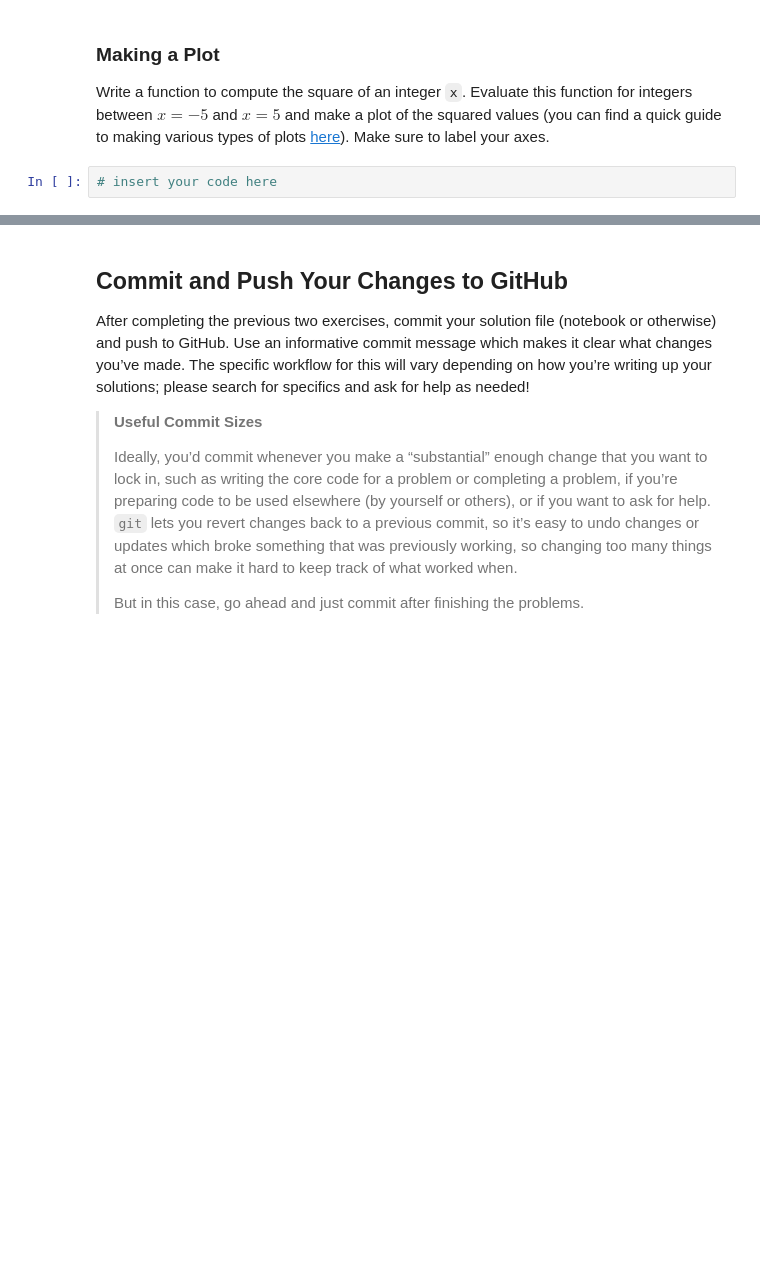
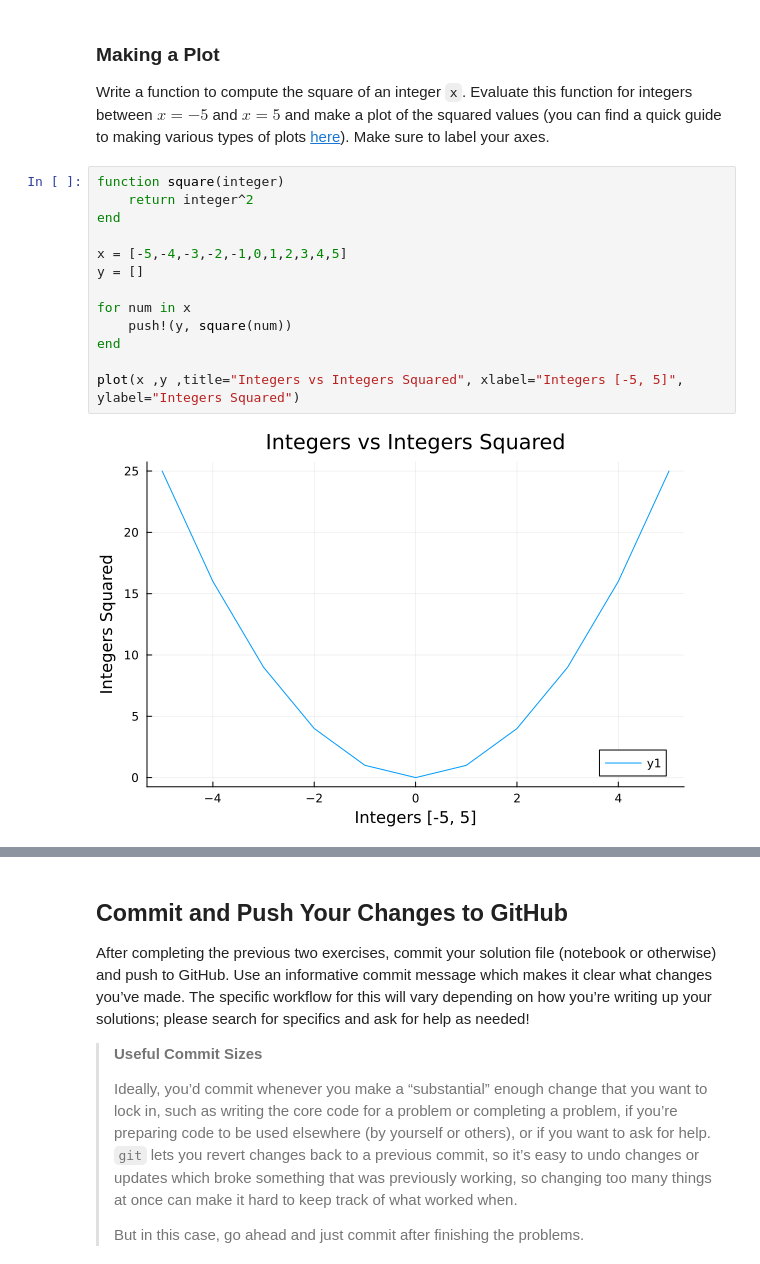
Before and after one commit to BEE4750-FA25/lab1-mb2557-droid, a Jupyter notebook: lab01.ipynb, the cells around one changed output, grey strips where cells are left out. Saved outputs shown, nothing was run; the diff lists cells and outputs as text; blank space fills up the shorter version.

```diff
--- a/lab01.ipynb
+++ b/lab01.ipynb
@@ -278,4 +280,17 @@ plots
 [here](https://viveks.me/environmental-systems-analysis/tutorials/julia-plots.html)).
 Make sure to label your axes.
 # %%
-# insert your code here
+function square(integer)
+    return integer^2
+end
+
+x = [-5,-4,-3,-2,-1,0,1,2,3,4,5]
+y = []
+
+for num in x
+    push!(y, square(num))
+end
+
+plot(x ,y ,title="Integers vs Integers Squared", xlabel="Integers [-5, 5]", ylabel="Integers Squared")
+# %% [output]
+[figure, added]
```
Also changed, not shown: parts of 5 cells of this notebook.
